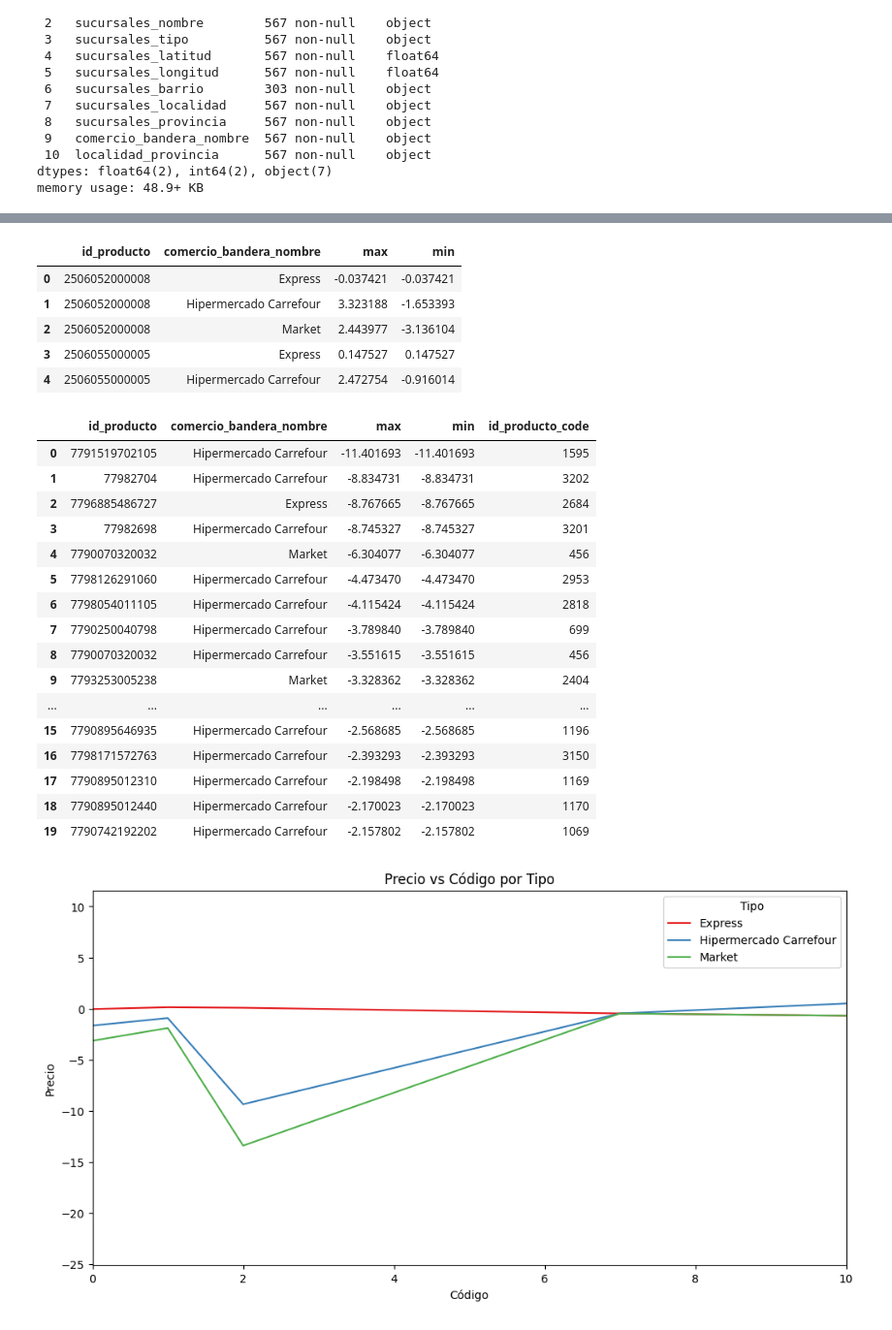
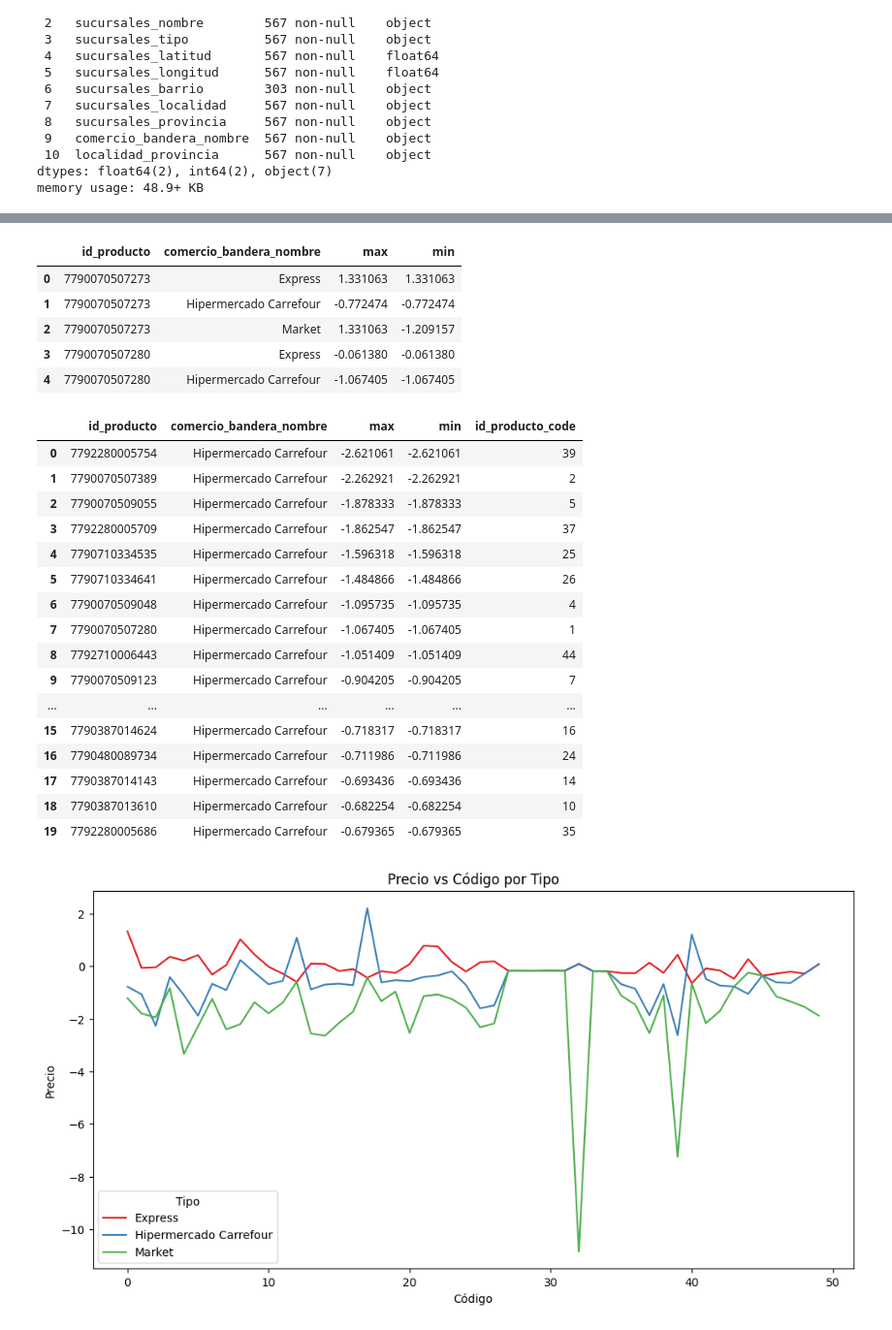
Before and after one commit to CEIA-MBer-ATacc/ceia_add_tps, a Jupyter notebook: TP1/productos/TP1_productos.ipynb, the cells around one changed output, grey strips where cells are left out. Shown at 97% size. Saved outputs shown, nothing was run; the diff lists cells and outputs as text; code cells hidden in the pictures.

Commit message:
[UPD] Análisis por sucursales de CABA y BsAs, y por categoría de Yerba

```diff
--- a/TP1/productos/TP1_productos.ipynb
+++ b/TP1/productos/TP1_productos.ipynb
@@ -147,14 +145,23 @@ df_filtrado.head()
 # %% [output]
 |  | id_comercio | id_bandera | id_sucursal | id_producto | productos_ean | productos_descripcion | ... |
 # %%
-columnas_de_interes = [ 'id_sucursal', 'id_producto',
+columnas_de_interes = [
+       'id_sucursal',
+       'id_producto',
        'productos_ean',
+       'productos_descripcion',
        'productos_cantidad_presentacion',
-       'productos_unidad_medida_presentacion', 'productos_marca',
-       'productos_precio_lista', 'productos_precio_referencia',
-       'productos_cantidad_referencia', 'productos_unidad_medida_referencia',
-       'productos_precio_unitario_promo1', 'productos_leyenda_promo1',
-       'productos_precio_unitario_promo2', 'productos_leyenda_promo2']
+       'productos_unidad_medida_presentacion',
+       'productos_marca',
+       'productos_precio_lista',
+       'productos_precio_referencia',
+       'productos_cantidad_referencia',
+       'productos_unidad_medida_referencia',
+       'productos_precio_unitario_promo1',
+       'productos_leyenda_promo1',
+       'productos_precio_unitario_promo2',
+       'productos_leyenda_promo2'
+]
 # %%
 productos_df = productos_df[columnas_de_interes]
 productos_df.head()
@@ -175,5 +182,6 @@ productos_df['productos_unidad_medida_referencia'] = productos_df['productos_uni
 productos_df['precio_zscore'] = productos_df.groupby('id_producto')['productos_precio_referencia'].transform(
     lambda x: (x - x.mean()) / x.std()
 )
+productos_df = productos_df[productos_df['productos_descripcion'].str.contains('yerba', case=False, na=False)]
 productos_df.head()
 # %% [output]
@@ -258,5 +250,9 @@ df_completo.head()
 # %%
-#Vamos a analizar las sucursales que son del tipo supermercado
-completo_supermercado_df = df_completo[df_completo['sucursales_tipo'] == 'Supermercado']
+# Vamos a analizar las sucursales que son del tipo supermercado
+completo_supermercado_df = df_completo[
+    (df_completo['sucursales_provincia'] == 'Buenos Aires') |
+    (df_completo['sucursales_provincia'] == 'CABA')
+]
+completo_supermercado_df = completo_supermercado_df[completo_supermercado_df['sucursales_tipo'] == 'Supermercado']
 completo_supermercado_df.head()
 # %% [output]
@@ -315,11 +319,11 @@ Name: count, Length: 3436, dtype: int64
 resultado.head()
 # %% [output]
 |  | id_producto | comercio_bandera_nombre | max | min |
-| 0 | 2506052000008 | Express | -0.037421 | -0.037421 |
-| 1 | 2506052000008 | Hipermercado Carrefour | 3.323188 | -1.653393 |
-| 2 | 2506052000008 | Market | 2.443977 | -3.136104 |
-| 3 | 2506055000005 | Express | 0.147527 | 0.147527 |
-| 4 | 2506055000005 | Hipermercado Carrefour | 2.472754 | -0.916014 |
+| 0 | 7790070507273 | Express | 1.331063 | 1.331063 |
+| 1 | 7790070507273 | Hipermercado Carrefour | -0.772474 | -0.772474 |
+| 2 | 7790070507273 | Market | 1.331063 | -1.209157 |
+| 3 | 7790070507280 | Express | -0.061380 | -0.061380 |
+| 4 | 7790070507280 | Hipermercado Carrefour | -1.067405 | -1.067405 |
 # %%
 # Ordenar el DataFrame por la columna 'id_producto'
 resultado = resultado.sort_values(by='max').reset_index(drop=True)
@@ -333,42 +337,41 @@ resultado['id_producto_code'] = resultado['id_producto'].cat.codes
 resultado.head(20)
 # %% [output]
 |  | id_producto | comercio_bandera_nombre | max | min | id_producto_code |
-| 0 | 7791519702105 | Hipermercado Carrefour | -11.401693 | -11.401693 | 1595 |
-| 1 | 77982704 | Hipermercado Carrefour | -8.834731 | -8.834731 | 3202 |
-| 2 | 7796885486727 | Express | -8.767665 | -8.767665 | 2684 |
-| 3 | 77982698 | Hipermercado Carrefour | -8.745327 | -8.745327 | 3201 |
-| 4 | 7790070320032 | Market | -6.304077 | -6.304077 | 456 |
-| 5 | 7798126291060 | Hipermercado Carrefour | -4.473470 | -4.473470 | 2953 |
-| 6 | 7798054011105 | Hipermercado Carrefour | -4.115424 | -4.115424 | 2818 |
-| 7 | 7790250040798 | Hipermercado Carrefour | -3.789840 | -3.789840 | 699 |
-| 8 | 7790070320032 | Hipermercado Carrefour | -3.551615 | -3.551615 | 456 |
-| 9 | 7793253005238 | Market | -3.328362 | -3.328362 | 2404 |
+| 0 | 7792280005754 | Hipermercado Carrefour | -2.621061 | -2.621061 | 39 |
+| 1 | 7790070507389 | Hipermercado Carrefour | -2.262921 | -2.262921 | 2 |
+| 2 | 7790070509055 | Hipermercado Carrefour | -1.878333 | -1.878333 | 5 |
+| 3 | 7792280005709 | Hipermercado Carrefour | -1.862547 | -1.862547 | 37 |
+| 4 | 7790710334535 | Hipermercado Carrefour | -1.596318 | -1.596318 | 25 |
+| 5 | 7790710334641 | Hipermercado Carrefour | -1.484866 | -1.484866 | 26 |
+| 6 | 7790070509048 | Hipermercado Carrefour | -1.095735 | -1.095735 | 4 |
+| 7 | 7790070507280 | Hipermercado Carrefour | -1.067405 | -1.067405 | 1 |
+| 8 | 7792710006443 | Hipermercado Carrefour | -1.051409 | -1.051409 | 44 |
+| 9 | 7790070509123 | Hipermercado Carrefour | -0.904205 | -0.904205 | 7 |
 | ... | ... | ... | ... | ... | ... |
-| 15 | 7790895646935 | Hipermercado Carrefour | -2.568685 | -2.568685 | 1196 |
-| 16 | 7798171572763 | Hipermercado Carrefour | -2.393293 | -2.393293 | 3150 |
-| 17 | 7790895012310 | Hipermercado Carrefour | -2.198498 | -2.198498 | 1169 |
-| 18 | 7790895012440 | Hipermercado Carrefour | -2.170023 | -2.170023 | 1170 |
-| 19 | 7790742192202 | Hipermercado Carrefour | -2.157802 | -2.157802 | 1069 |
+| 15 | 7790387014624 | Hipermercado Carrefour | -0.718317 | -0.718317 | 16 |
+| 16 | 7790480089734 | Hipermercado Carrefour | -0.711986 | -0.711986 | 24 |
+| 17 | 7790387014143 | Hipermercado Carrefour | -0.693436 | -0.693436 | 14 |
+| 18 | 7790387013610 | Hipermercado Carrefour | -0.682254 | -0.682254 | 10 |
+| 19 | 7792280005686 | Hipermercado Carrefour | -0.679365 | -0.679365 | 35 |
 # %%
 plt.figure(figsize=(12, 6))
 df_sorted = resultado.sort_values(by=['comercio_bandera_nombre', 'id_producto_code'])
 
 sns.lineplot(
     data=df_sorted,
     x='id_producto_code',
     y='min',
     hue='comercio_bandera_nombre',       # Diferenciar por tipo
     palette='Set1',   # Paleta de colores (opcional)
     estimator=None,      # Mostrar todos los puntos (sin estimación)
     legend='full'           # Tamaño de los puntos
 )
 
 # Agregar título y etiquetas
 plt.title('Precio vs Código por Tipo')
 plt.xlabel('Código')
 plt.ylabel('Precio')
-plt.xlim(0, 10)
 plt.legend(title='Tipo')  # Opcional: título de la leyenda
 plt.show()
 # %% [output]
-[figure, old version]
+[figure, new version]
```
Also changed, not shown: parts of 13 cells of this notebook, 2 other files.
